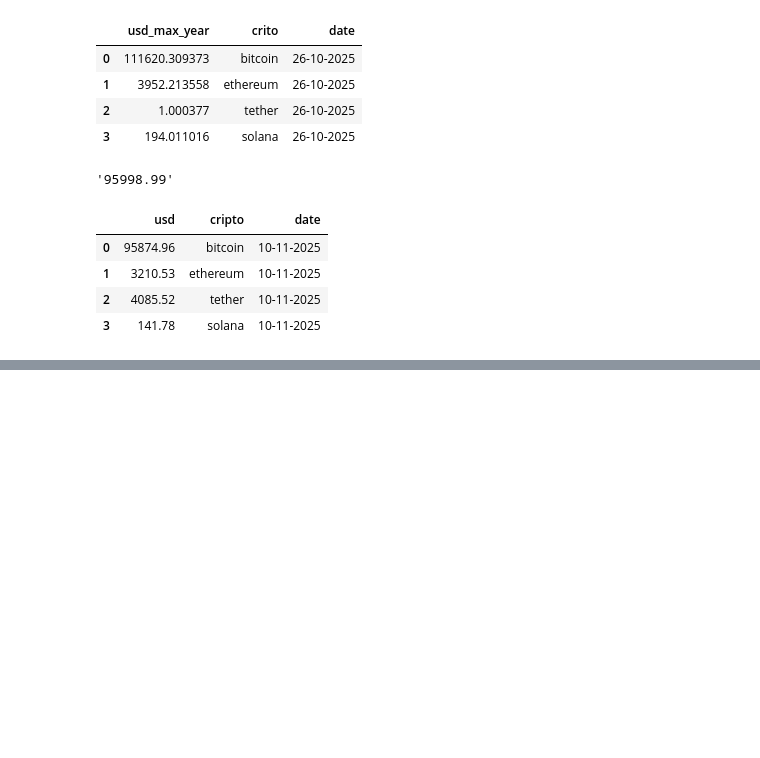
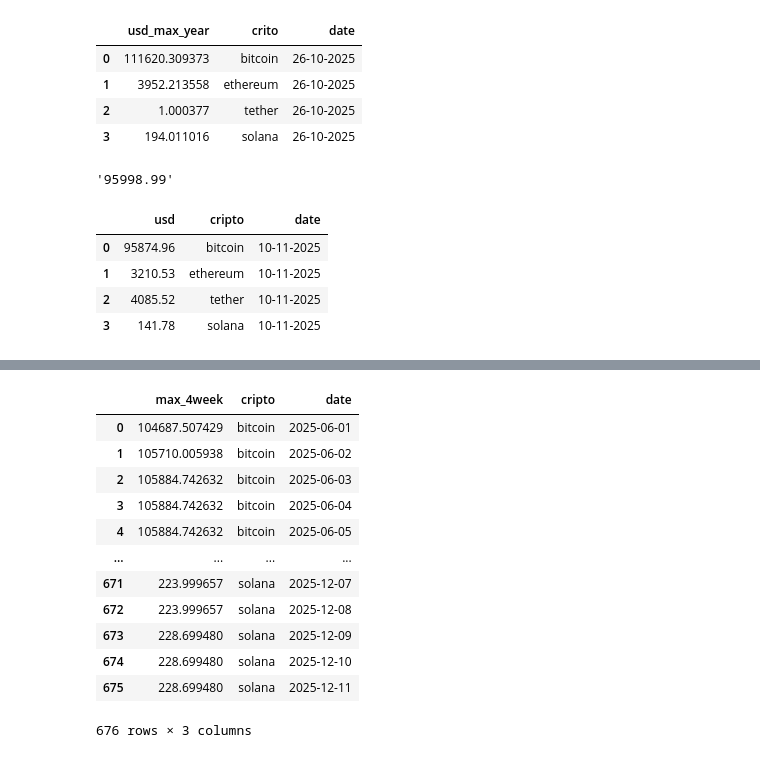
Before and after one commit to gasparcartasso/cripto_currencies, a Jupyter notebook: test.ipynb, the cells around one changed output, grey strips where cells are left out. Drawn from its saved outputs; the diff is of its cells as text; code cells hidden in the pictures; blank space fills up the shorter version.

```diff
--- a/test.ipynb
+++ b/test.ipynb
@@ -180,0 +241,2 @@ df_price
+# %%
+df = df[df['date']>='2025-06-01']
@@ -180,0 +250,16 @@ df_price
+# %%
+get_max_4w_rolling(df)
+# %% [output]
+|  | max_4week | cripto | date |
+| 0 | 104687.507429 | bitcoin | 2025-06-01 |
+| 1 | 105710.005938 | bitcoin | 2025-06-02 |
+| 2 | 105884.742632 | bitcoin | 2025-06-03 |
+| 3 | 105884.742632 | bitcoin | 2025-06-04 |
+| 4 | 105884.742632 | bitcoin | 2025-06-05 |
+| ... | ... | ... | ... |
+| 671 | 223.999657 | solana | 2025-12-07 |
+| 672 | 223.999657 | solana | 2025-12-08 |
+| 673 | 228.699480 | solana | 2025-12-09 |
+| 674 | 228.699480 | solana | 2025-12-10 |
+| 675 | 228.699480 | solana | 2025-12-11 |
+676 rows × 3 columns
```
Also changed, not shown: parts of 14 cells of this notebook, 4 other files.
